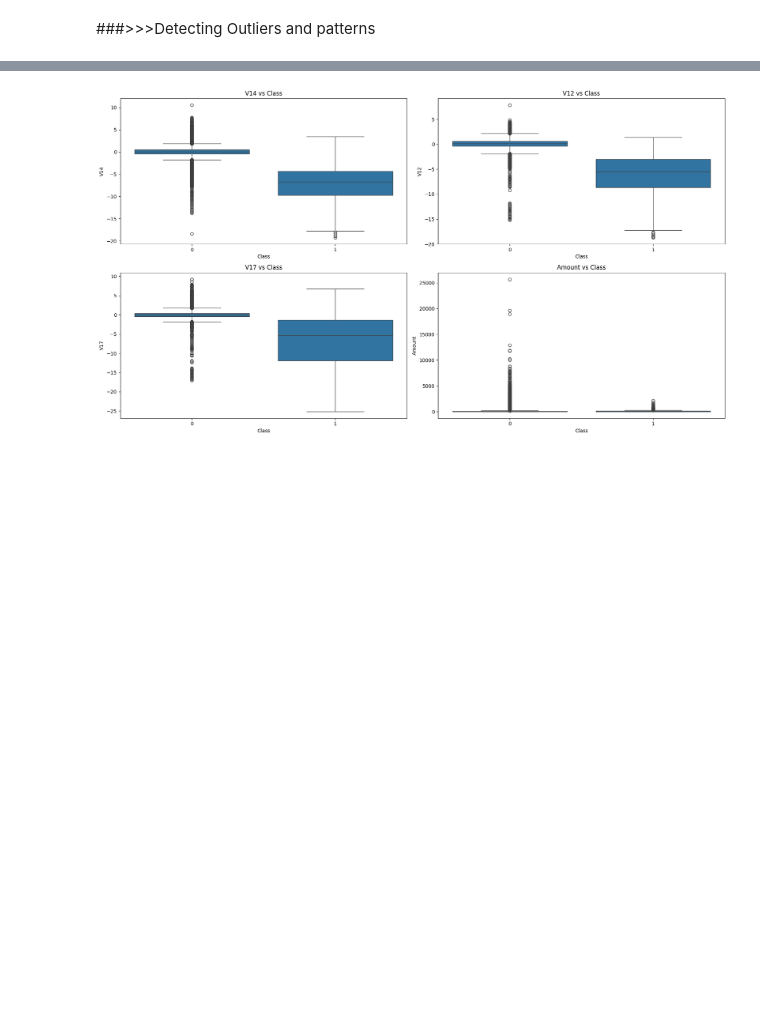
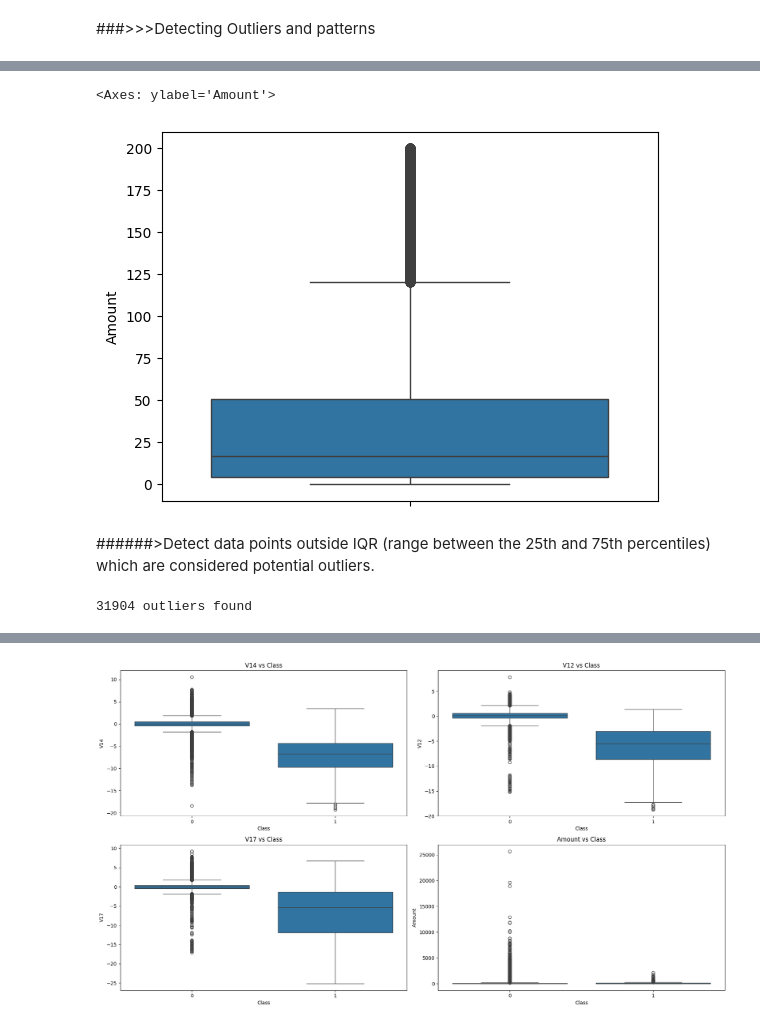
Before and after one commit to KrisDA-1/ML.Fraud_Detection, a Jupyter notebook: ML_FinalAssessment.ipynb, the cells around one changed output, grey strips where cells are left out. Cells and saved outputs as stored; diff of their text form; code cells hidden in the pictures; blank space fills up the shorter version.

```diff
--- a/ML_FinalAssessment.ipynb
+++ b/ML_FinalAssessment.ipynb
@@ -262,0 +280,31 @@ Name: Class, dtype: float64
+# %%
+#Visually inspecting a feature with a reduce range
+sns.boxplot(y='Amount', data = df[df['Amount']<200])
+# %% [output]
+<Axes: ylabel='Amount'>
+[figure, added]
+# %% [markdown]
+######>Detect data points outside IQR (range between the 25th and 75th percentiles) which are considered potential outliers.
+# %%
+#Identify the column you want to analyse for outliers
+column_to_analyse = 'Amount'
+
+#Calculate Q1 and Q3
+Q1 = df[column_to_analyse].quantile(0.25)
+Q2 = df[column_to_analyse].quantile(0.5)
+Q3 = df[column_to_analyse].quantile(0.75)
+
+#Calculate IQR
+IQR = Q3 - Q1
+
+#Define lower and upper bounds
+lower_bound = Q1 - 1.5 * IQR
+upper_bound = Q3 + 1.5 * IQR
+
+#Detect outliers
+outliers = df[(df[column_to_analyse] < lower_bound) | (df[column_to_analyse] > upper_bound)]
+
+#Print the number of outliers
+print(outliers.shape[0], "outliers found")
+# %% [output]
+31904 outliers found
```
Also changed, not shown: parts of 11 cells of this notebook.
